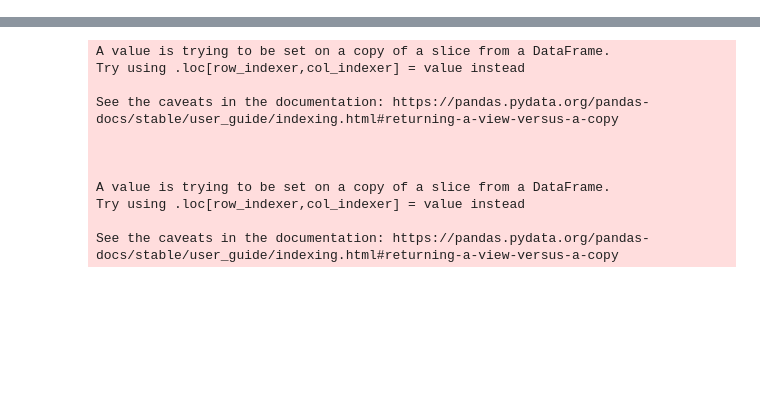
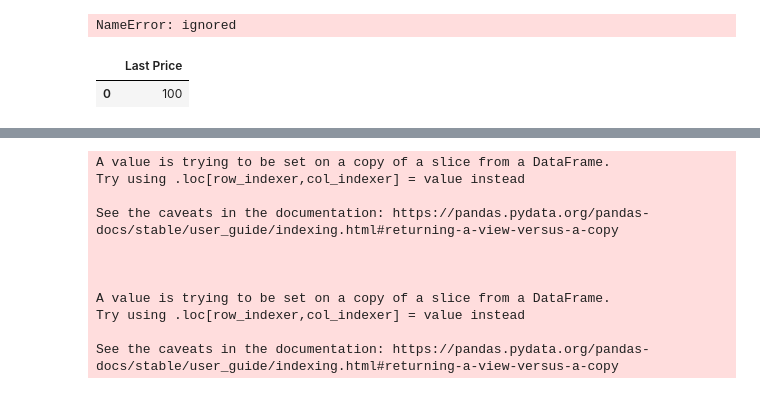
Before and after one commit to ArseniyZu/AlgoTrading, a Jupyter notebook: Untitled11.ipynb, the cells around one changed output, grey strips where cells are left out. Drawn from its saved outputs; the diff is of its cells as text; code cells hidden in the pictures; blank space fills up the shorter version.

```diff
--- a/Untitled11.ipynb
+++ b/Untitled11.ipynb
@@ -217,0 +217,8 @@ False
+# %%
+(os.path.exists('tickers.csv'))
+# %% [output]
+NameError: ignored
+# %%
+last_price_df = {'Last Price': [0]}
+last_price_ = pd.DataFrame(data = last_price_df)
+last_price_.to_csv('last_price.csv')
@@ -217,0 +227,7 @@ False
+# %%
+last_price_['Last Price'][0] = 100
+# %%
+last_price_
+# %% [output]
+|  | Last Price |
+| 0 | 100 |
```
Also changed, not shown: parts of 20 cells of this notebook.
